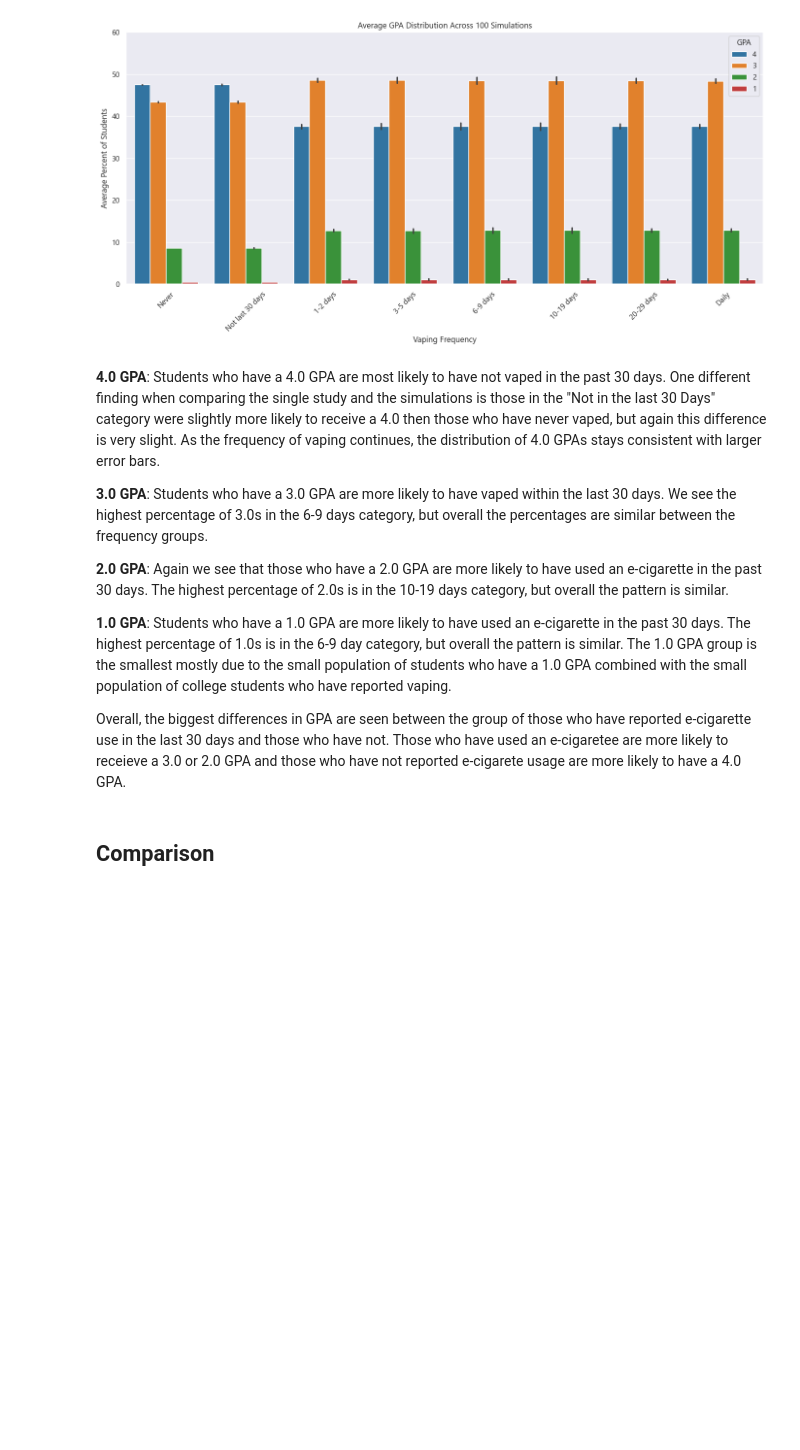
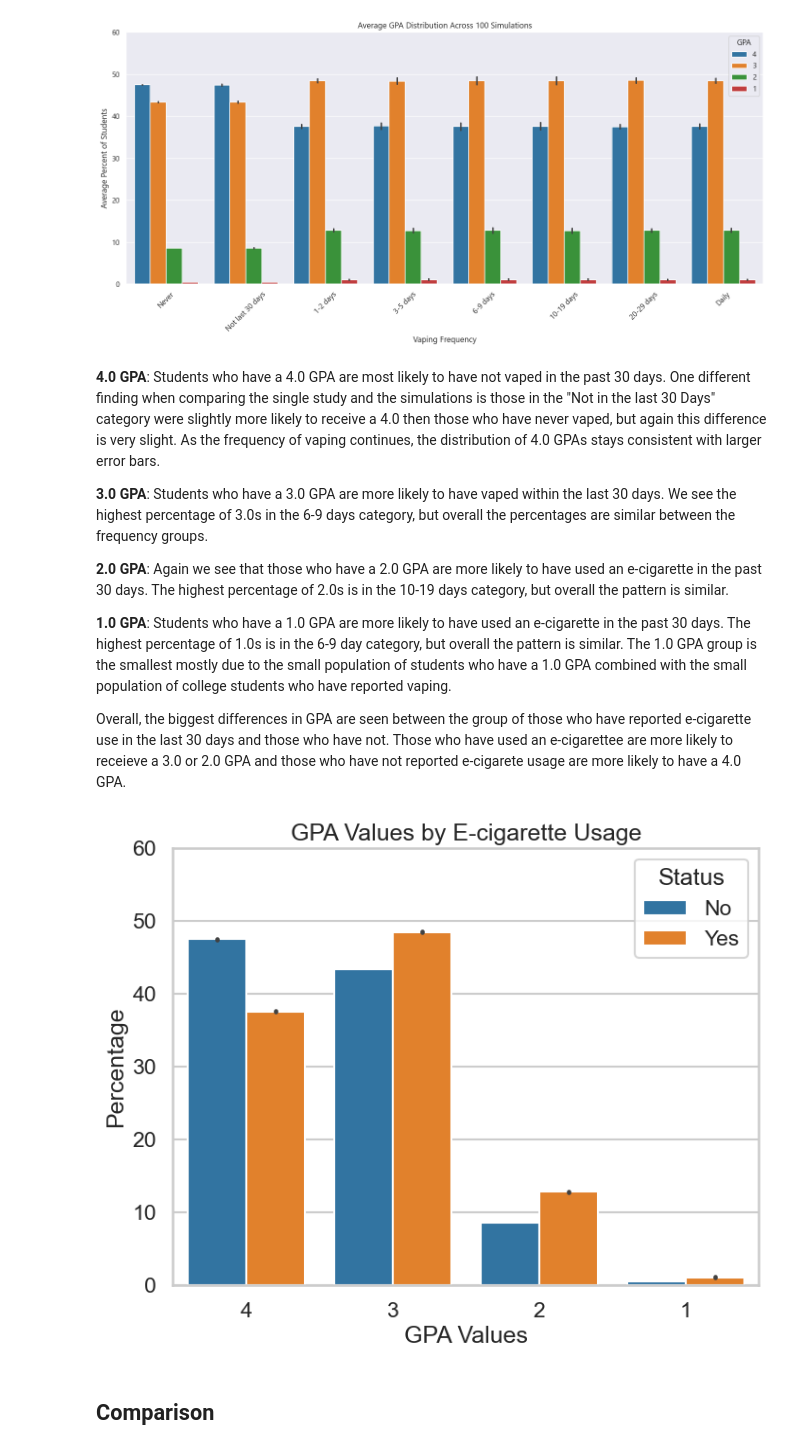
Before and after one commit to cmgboji/Computer-Simulations-Final-Project, a Jupyter notebook: Final Project Report.ipynb, the cells around one changed output. Saved outputs shown, nothing was run; the diff lists cells and outputs as text; code cells hidden in the pictures; blank space fills up the shorter version.

```diff
--- a/Final Project Report.ipynb
+++ b/Final Project Report.ipynb
@@ -421,7 +421,29 @@ plt.show()
 
 **1.0 GPA**: Students who have a 1.0 GPA are more likely to have used an e-cigarette in the past 30 days. The highest percentage of 1.0s is in the 6-9 day category, but overall the pattern is similar. The 1.0 GPA group is the smallest mostly due to the small population of students who have a 1.0 GPA combined with the small population of college students who have reported vaping.
 
-Overall, the biggest differences in GPA are seen between the group of those who have reported e-cigarette use in the last 30 days and those who have not. Those who have used an e-cigaretee are more likely to receieve a 3.0 or 2.0 GPA and those who have not reported e-cigarete usage are more likely to have a 4.0 GPA.
+Overall, the biggest differences in GPA are seen between the group of those who have reported e-cigarette use in the last 30 days and those who have not. Those who have used an e-cigarettee are more likely to receieve a 3.0 or 2.0 GPA and those who have not reported e-cigarete usage are more likely to have a 4.0 GPA.
+# %%
+yes_freq = ["1-2 days", "3-5 days", "6-9 days", "10-19 days", "20-29 days", "Daily"]
+yes_sim_df = all_sim_df[all_sim_df["usage"].isin(yes_freq)]
+yes_sim_df["Status"] = "Yes"
+
+no_freq = ["Never", "Not last 30 days"]
+no_sim_df = all_sim_df[all_sim_df["usage"].isin(no_freq)]
+no_sim_df["Status"] = "No"
+
+sims_df = pd.concat([no_sim_df,yes_sim_df] )
+sims_df
+
+plt.figure(figsize= (8, 6))
+sns.barplot(data= sims_df, x = "GPA_numeric", y = "percent", hue= "Status", hue_order= ["No", "Yes"], palette = "tab10")
+plt.title("GPA Values by E-cigarette Usage")
+plt.xlabel("GPA Values")
+plt.ylabel("Percentage")
+plt.ylim(0, 60)
+sns.set_style("whitegrid")
+sns.set_context("talk")
+# %% [output]
+[figure, added]
 # %% [markdown]
 ## Comparison
 # %% [markdown]
```
Also changed, not shown: parts of 3 cells of this notebook.
